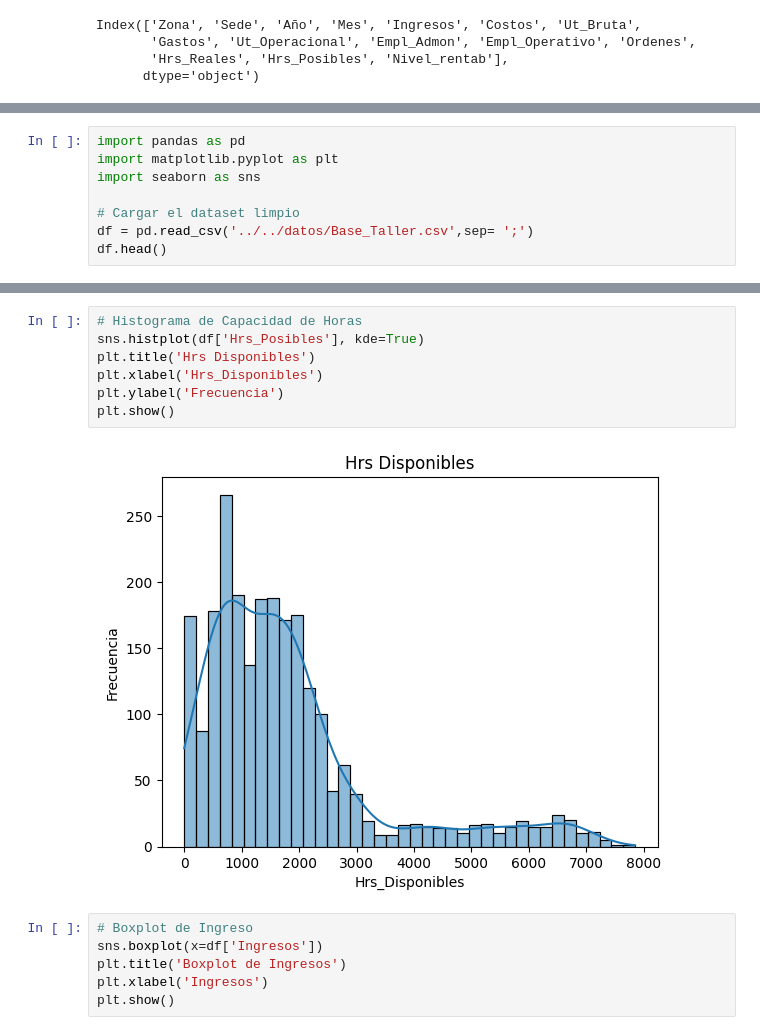
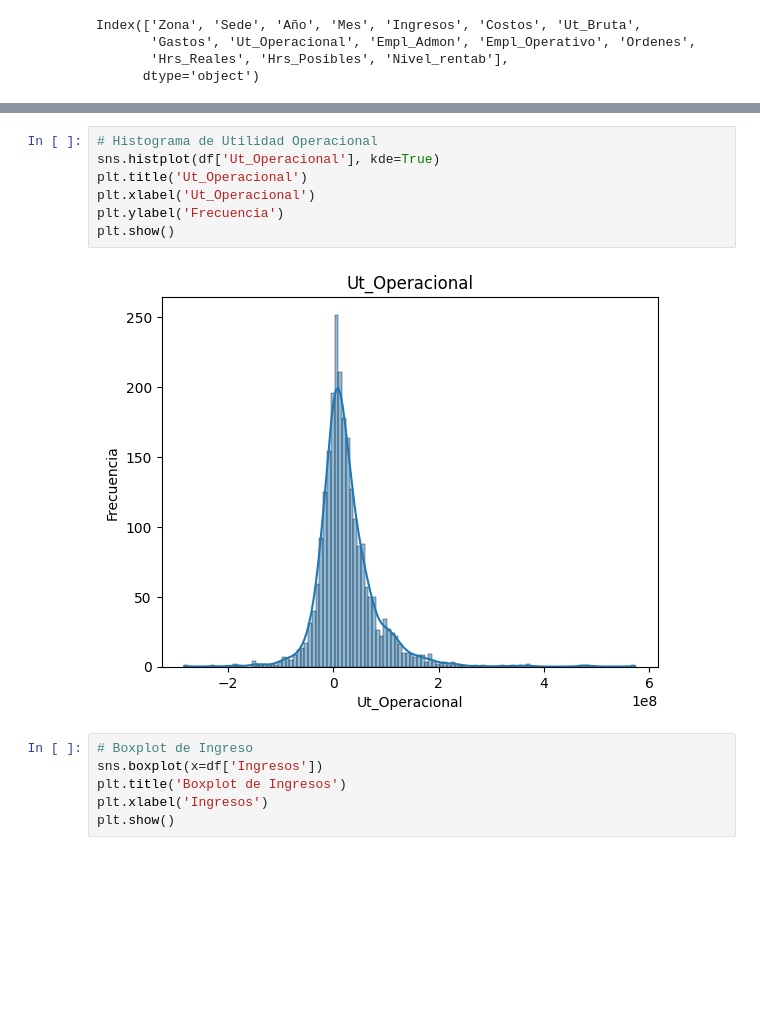
Before and after one commit to Anyeladr/taller, a Jupyter notebook: session-01/notebooks/Sesion 1.ipynb, the cells around one changed output, grey strips where cells are left out. Saved outputs shown, nothing was run; the diff lists cells and outputs as text; blank space fills up the shorter version.

Commit message:
ajuste base e histogramas

```diff
--- a/session-01/notebooks/Sesion 1.ipynb
+++ b/session-01/notebooks/Sesion 1.ipynb
@@ -217,8 +199,0 @@ ValueError: could not convert string to float: 'Demás Zonas'
-# %%
-import pandas as pd
-import matplotlib.pyplot as plt
-import seaborn as sns
-
-# Cargar el dataset limpio
-df = pd.read_csv('../../datos/Base_Taller.csv',sep= ';')
-df.head()
@@ -232,12 +200,12 @@ df.head()
 # %%
-# Histograma de Capacidad de Horas
-sns.histplot(df['Hrs_Posibles'], kde=True)
-plt.title('Hrs Disponibles')
-plt.xlabel('Hrs_Disponibles')
+# Histograma de Utilidad Operacional
+sns.histplot(df['Ut_Operacional'], kde=True)
+plt.title('Ut_Operacional')
+plt.xlabel('Ut_Operacional')
 plt.ylabel('Frecuencia')
 plt.show()
 # %% [output]
-[figure, old version]
+[figure, new version]
 # %%
 # Boxplot de Ingreso
 sns.boxplot(x=df['Ingresos'])
```
Also changed, not shown: parts of 10 cells of this notebook, 1 other file.
